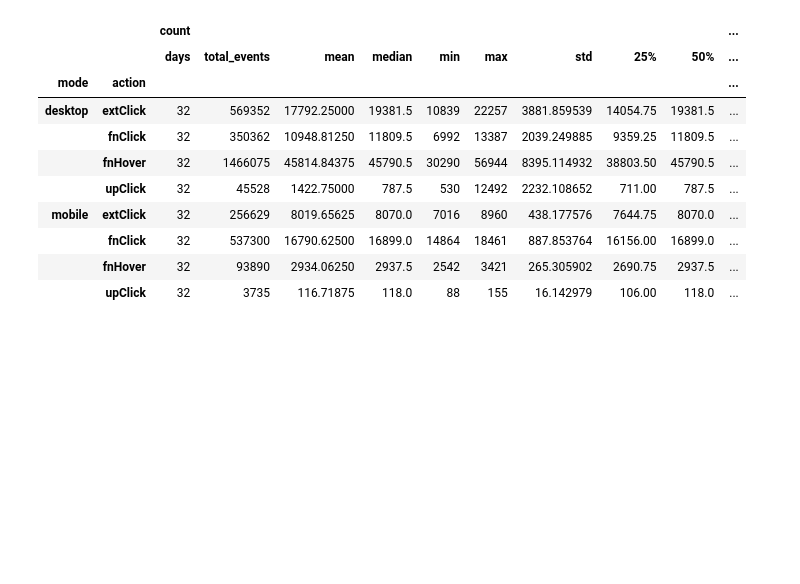
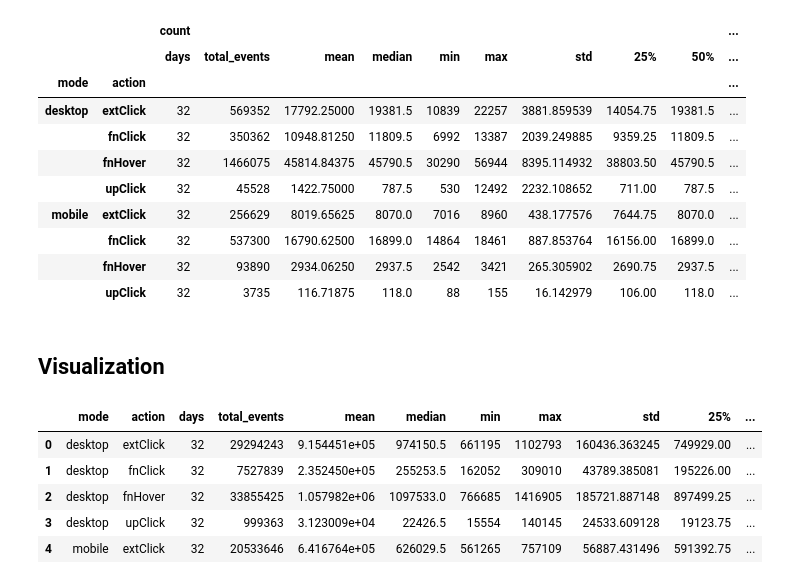
Before and after one commit to elifesciences-publications/wiki-citation-usage, a Jupyter notebook: notebooks/events--overview.ipynb, the cells around one changed output. Drawn from its saved outputs; the diff is of its cells as text; code cells hidden in the pictures; blank space fills up the shorter version.

```diff
--- a/notebooks/events--overview.ipynb
+++ b/notebooks/events--overview.ipynb
@@ -284,3 +284,5 @@ events_pandas.groupby(['mode', 'action']).agg(
 |  | fnClick | 32 | 537300 | 16790.62500 | 16899.0 | 14864 | 18461 | 887.853764 | 16156.00 | 16899.0 | ... |
 |  | fnHover | 32 | 93890 | 2934.06250 | 2937.5 | 2542 | 3421 | 265.305902 | 2690.75 | 2937.5 | ... |
 |  | upClick | 32 | 3735 | 116.71875 | 118.0 | 88 | 155 | 16.142979 | 106.00 | 118.0 | ... |
+# %% [markdown]
+## Visualization
@@ -286,0 +292,33 @@ events_pandas.groupby(['mode', 'action']).agg(
+# %%
+def get_stats(df):
+    all_events_count = df['count'].sum()
+    stats = df.groupby(['mode', 'action']).agg(
+    [('days','count'),
+    ('total_events','sum'),
+    'mean',
+    'median',
+    'min',
+    'max',
+    'std',
+    ('25%', lambda x: x.quantile(.25)),
+    ('50%', lambda x: x.quantile(.5)),
+    ('75%', lambda x: x.quantile(.75)),
+    ('perc', lambda x: sum(x)/all_events_count)])
+    stats.columns = stats.columns.droplevel()
+    return stats.reset_index()
+
+
+w_events_info = get_stats(w_events_pandas)
+w_events_info['group'] = "W"
+wm_events_info = get_stats(wpm_events_pandas)
+wm_events_info['group'] = "WM"
+
+all_stats = w_events_info.append(wm_events_info)
+all_stats.head()
+# %% [output]
+|  | mode | action | days | total_events | mean | median | min | max | std | 25% | ... |
+| 0 | desktop | extClick | 32 | 29294243 | 9.154451e+05 | 974150.5 | 661195 | 1102793 | 160436.363245 | 749929.00 | ... |
+| 1 | desktop | fnClick | 32 | 7527839 | 2.352450e+05 | 255253.5 | 162052 | 309010 | 43789.385081 | 195226.00 | ... |
+| 2 | desktop | fnHover | 32 | 33855425 | 1.057982e+06 | 1097533.0 | 766685 | 1416905 | 185721.887148 | 897499.25 | ... |
+| 3 | desktop | upClick | 32 | 999363 | 3.123009e+04 | 22426.5 | 15554 | 140145 | 24533.609128 | 19123.75 | ... |
+| 4 | mobile | extClick | 32 | 20533646 | 6.416764e+05 | 626029.5 | 561265 | 757109 | 56887.431496 | 591392.75 | ... |
```
Also changed, not shown: parts of 5 cells of this notebook, 3 other files.
